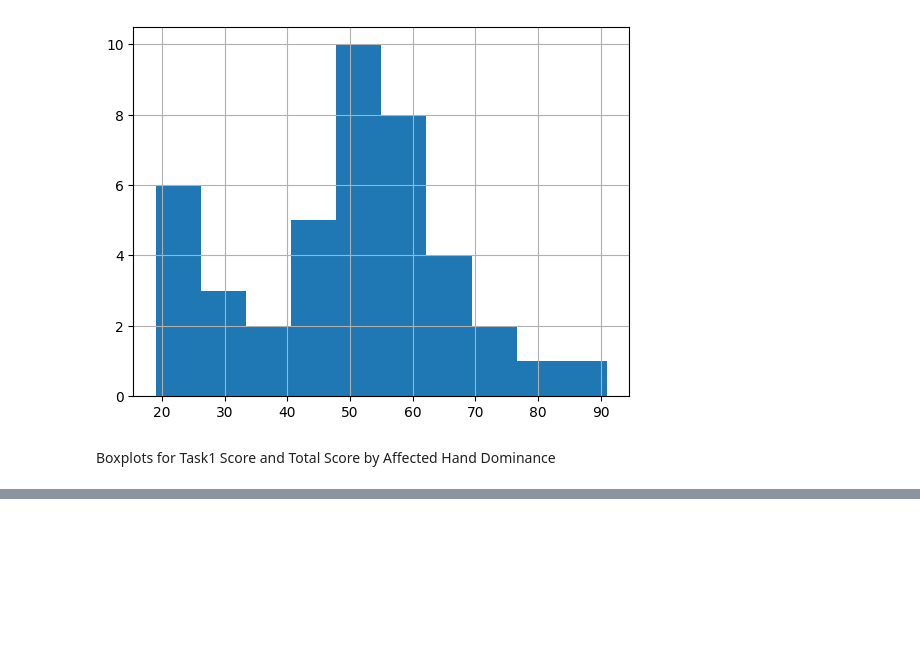
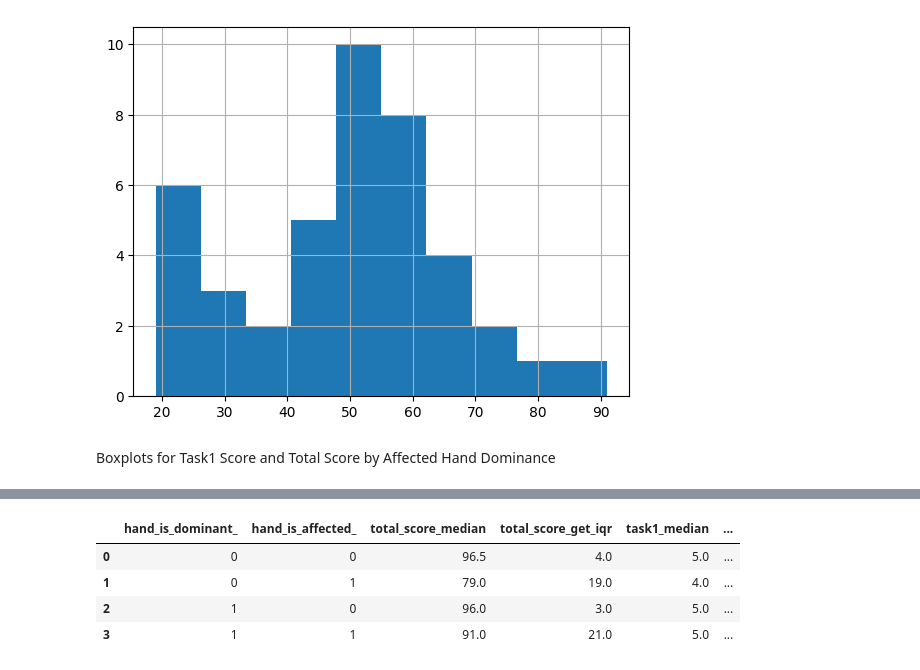
Before and after one commit to yshahzad/MATH527-Tutorials, a Jupyter notebook: Project 1/Project1_Analysis.ipynb, the cells around one changed output, grey strips where cells are left out. Cells and saved outputs as stored; diff of their text form; code cells hidden in the pictures; blank space fills up the shorter version.

```diff
--- a/Project 1/Project1_Analysis.ipynb
+++ b/Project 1/Project1_Analysis.ipynb
@@ -214,0 +217,25 @@ df
+# %%
+df = preprocess(import_data())
+
+
+
+df['dominance'] = df['dominance'].map(lambda x: 'Right' if x == 0 else 'Left')
+df['affected_side'] = df['affected_side'].map(lambda x: 'Right' if x == 0 else ('Left' if x == 1 else 'Both'))
+df['hand'] = df['hand'].map(lambda x: 'Right' if x == 'R' else 'Left')
+
+df['hand_is_dominant'] = df.apply(lambda row: 1 if row['dominance'] == row['hand'] else 0, axis=1)
+df['hand_is_affected'] = df.apply(lambda row: 1 if ((row['affected_side'] == row['hand'] or row['affected_side'] == 'Both')) else 0, axis=1)
+
+df_summary = df.groupby(['hand_is_dominant', 'hand_is_affected']).agg({'total_score': ['median', get_iqr], 'task1': ['median', get_iqr]}).reset_index()
+
+# Collapse Multi-index DF
+df_summary.columns = ['_'.join(map(str, col)).strip() for col in df_summary.columns.values]
+
+
+df_summary
+# %% [output]
+|  | hand_is_dominant_ | hand_is_affected_ | total_score_median | total_score_get_iqr | task1_median | ... |
+| 0 | 0 | 0 | 96.5 | 4.0 | 5.0 | ... |
+| 1 | 0 | 1 | 79.0 | 19.0 | 4.0 | ... |
+| 2 | 1 | 0 | 96.0 | 3.0 | 5.0 | ... |
+| 3 | 1 | 1 | 91.0 | 21.0 | 5.0 | ... |
```
Also changed, not shown: parts of 3 cells of this notebook.
